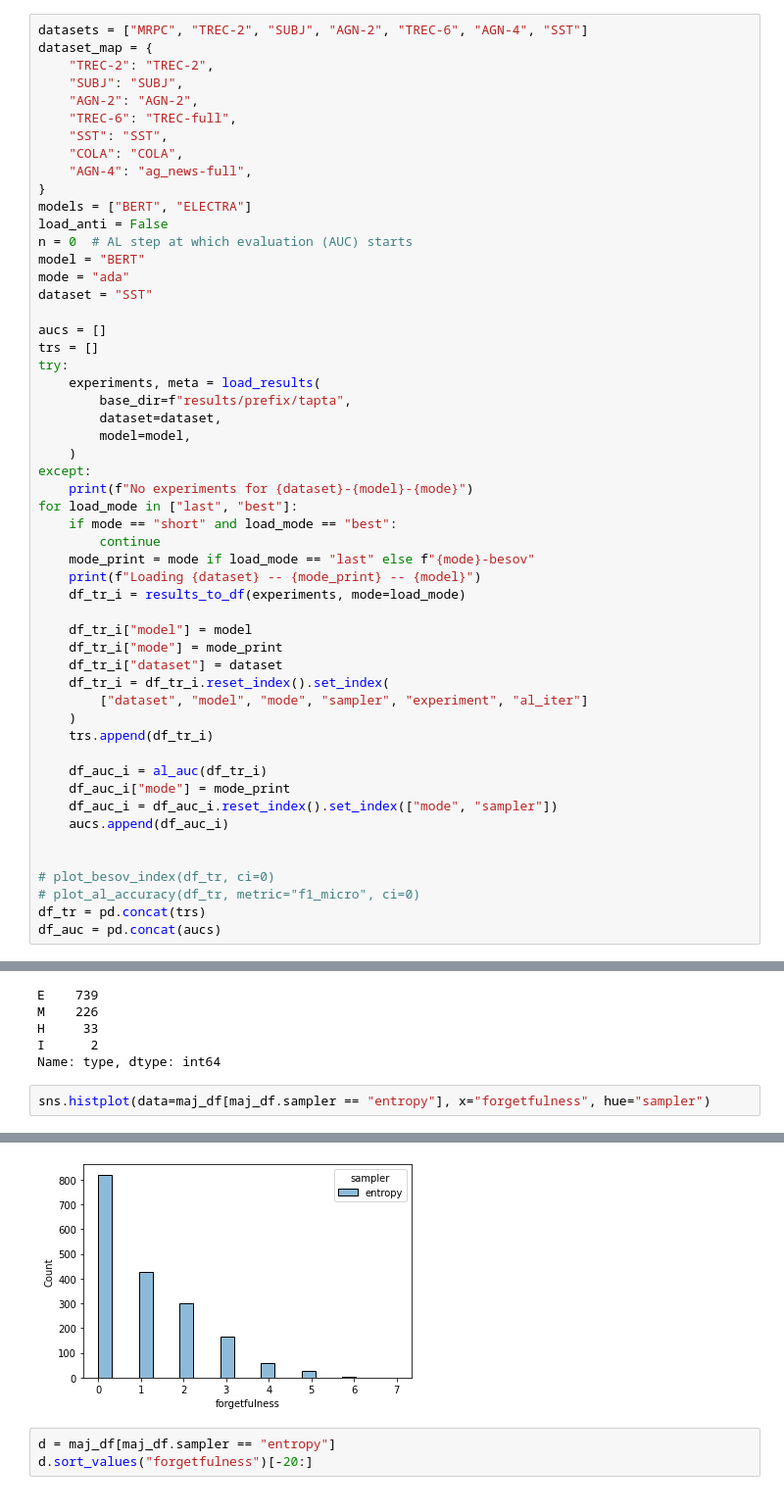
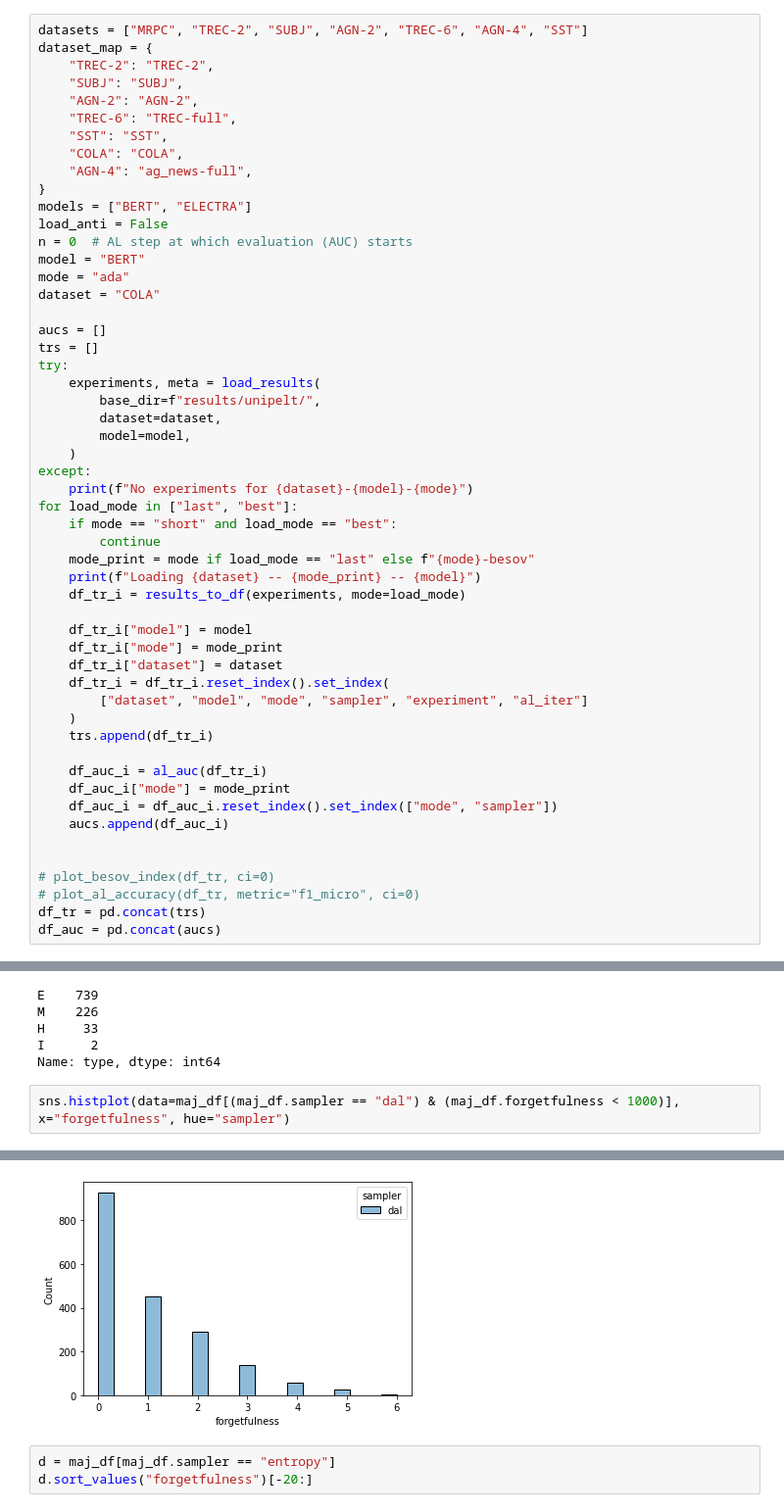
Before and after one commit to josipjukic/adapter-al, a Jupyter notebook: tinkering.ipynb, the cells around one changed output, grey strips where cells are left out. Shown at 98% size. Drawn from its saved outputs; the diff is of its cells as text.

```diff
--- a/tinkering.ipynb
+++ b/tinkering.ipynb
@@ -24,13 +24,13 @@ load_anti = False
 n = 0  # AL step at which evaluation (AUC) starts
 model = "BERT"
 mode = "ada"
-dataset = "SST"
+dataset = "COLA"
 
 aucs = []
 trs = []
 try:
     experiments, meta = load_results(
-        base_dir=f"results/prefix/tapta",
+        base_dir=f"results/unipelt/",
         dataset=dataset,
         model=model,
     )
@@ -988,10 +988,10 @@ H     33
 I      2
 Name: type, dtype: int64
 # %%
-sns.histplot(data=maj_df[maj_df.sampler == "entropy"], x="forgetfulness", hue="sampler")
+sns.histplot(data=maj_df[(maj_df.sampler == "dal") & (maj_df.forgetfulness < 1000)], x="forgetfulness", hue="sampler")
 # %% [output]
 <AxesSubplot:xlabel='forgetfulness', ylabel='Count'>
-[figure, old version]
+[figure, new version]
 # %%
 d = maj_df[maj_df.sampler == "entropy"]
 d.sort_values("forgetfulness")[-20:]
```
Also changed, not shown: parts of 5 cells of this notebook, 2 other files.
